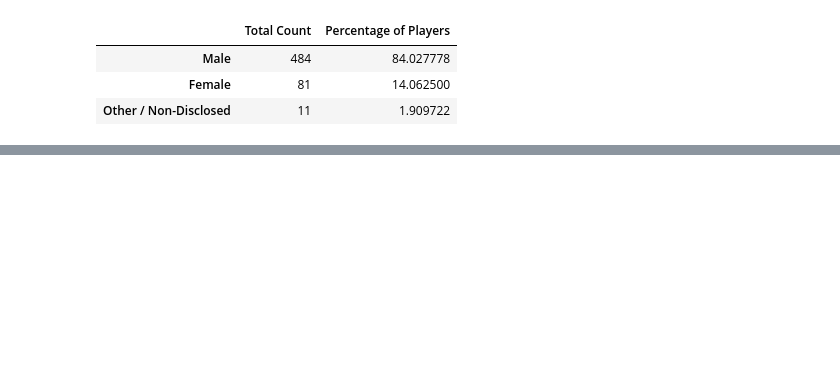
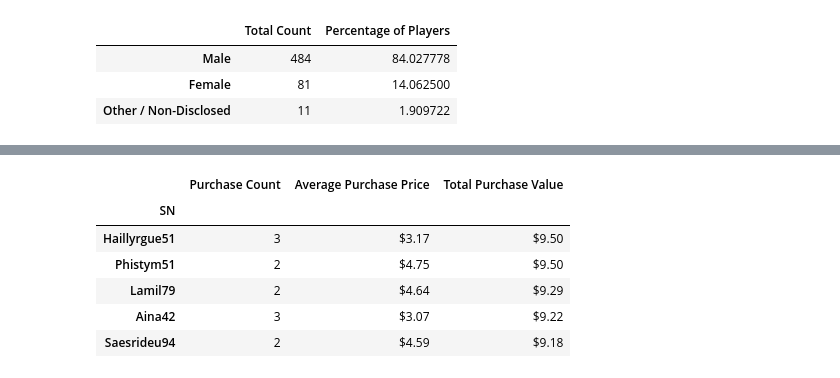
Before and after one commit to AhsanNisar/DataChallenges, a Jupyter notebook: HW-Pandas/HeroesOfPymoli_homework.ipynb, the cells around one changed output, grey strips where cells are left out. Cells and saved outputs as stored; diff of their text form; code cells hidden in the pictures; blank space fills up the shorter version.

```diff
--- a/HW-Pandas/HeroesOfPymoli_homework.ipynb
+++ b/HW-Pandas/HeroesOfPymoli_homework.ipynb
@@ -107,0 +156,29 @@ category1
+# %%
+purchase_value_sn = purchase_data_df.groupby(["SN"]).sum()
+purchase_count_sn = purchase_data_df.groupby(["SN"]).count()
+avg_purchase_price_sn = purchase_data_df.groupby(["SN"]).mean()
+purchase_value_sn = purchase_value_sn['Price']
+purchase_count_sn = purchase_count_sn['Price']
+avg_purchase_price_sn = avg_purchase_price_sn['Price']
+
+
+purchasing_analysis_sn = pd.DataFrame({"Purchase Count": purchase_count_sn ,
+                          "Average Purchase Price": avg_purchase_price_sn  ,
+                          "Total Purchase Value": purchase_value_sn
+                                       })
+
+purchasing_analysis_sn["Average Purchase Price"] = purchasing_analysis_sn["Average Purchase Price"].map("${:.2f}".format)
+purchasing_analysis_sn["Total Purchase Value"] = purchasing_analysis_sn["Total Purchase Value"].map("${:,.2f}".format)
+
+
+
+purchasing_analysis_sn = purchasing_analysis_sn.sort_values(["Total Purchase Value"], ascending=False)
+purchasing_analysis_sn.head()
+# %% [output]
+|  | Purchase Count | Average Purchase Price | Total Purchase Value |
+| SN |  |  |  |
+| Haillyrgue51 | 3 | $3.17 | $9.50 |
+| Phistym51 | 2 | $4.75 | $9.50 |
+| Lamil79 | 2 | $4.64 | $9.29 |
+| Aina42 | 3 | $3.07 | $9.22 |
+| Saesrideu94 | 2 | $4.59 | $9.18 |
```
Also changed, not shown: parts of 16 cells of this notebook.
